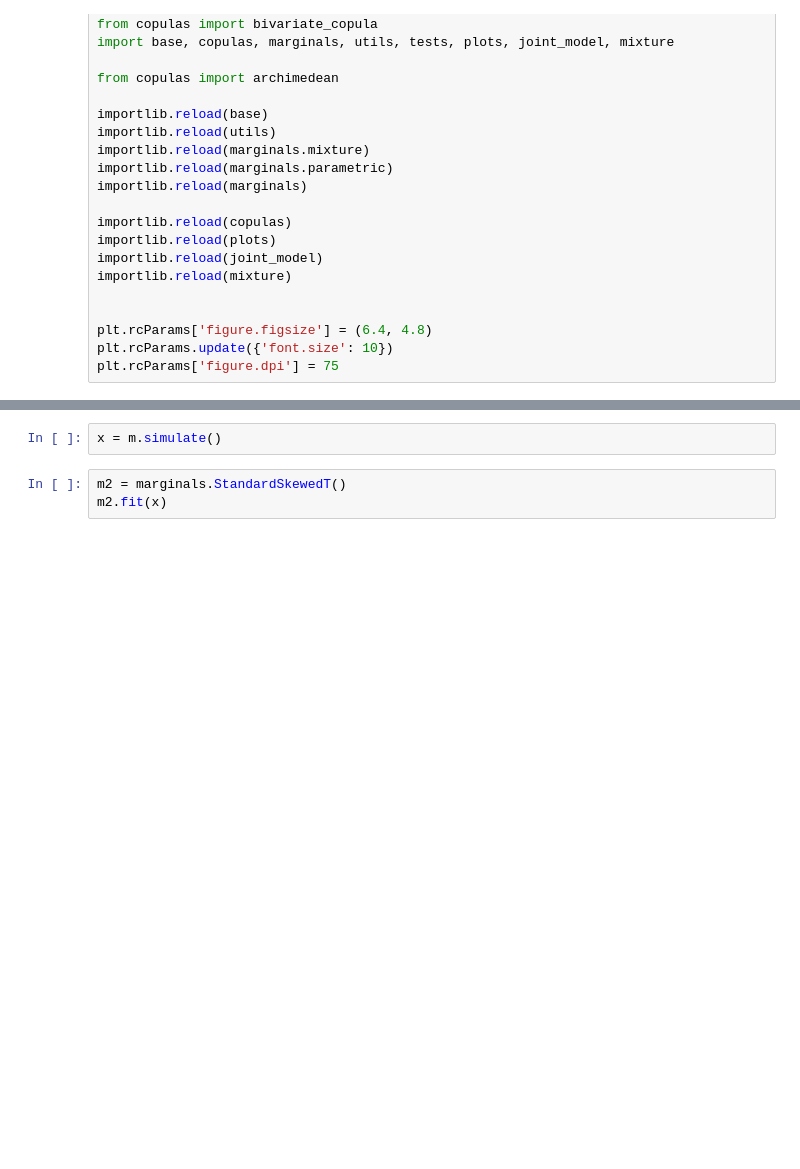
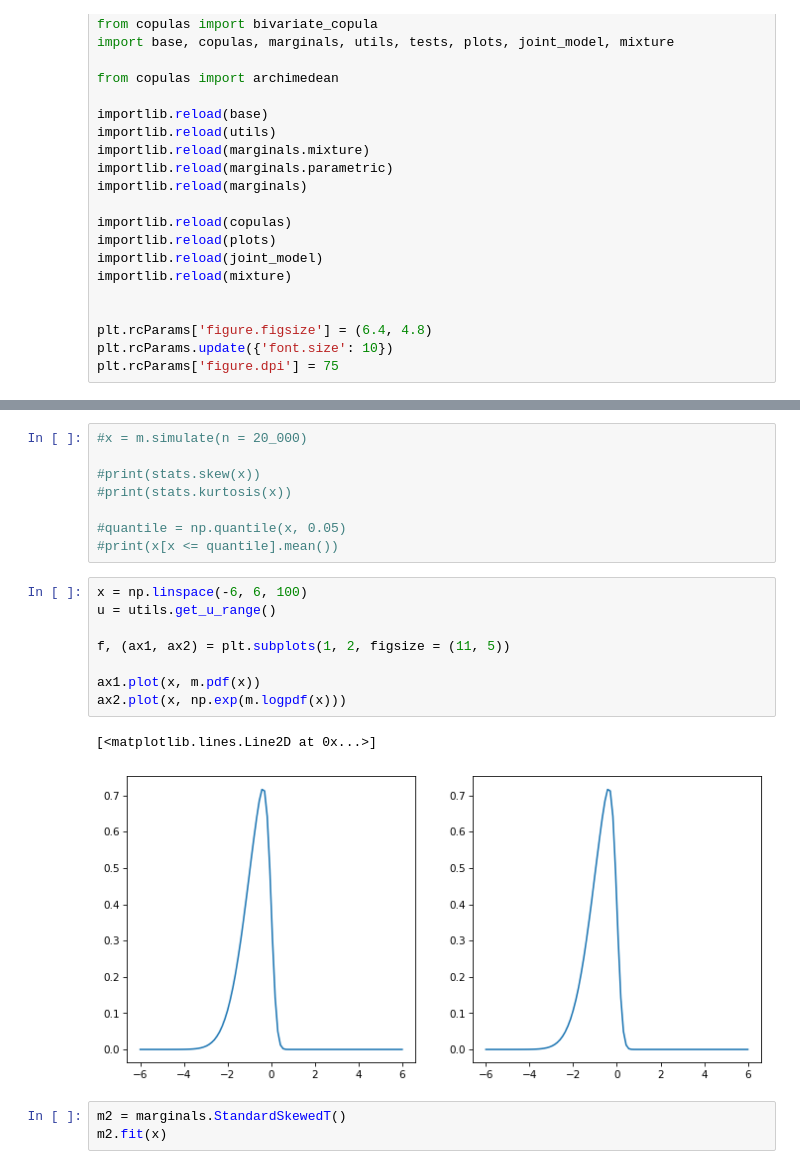
Before and after one commit to sorensenj50/Copula-Package, a Jupyter notebook: Notebook.ipynb, the cells around one changed output, grey strips where cells are left out. Cells and saved outputs as stored; diff of their text form; blank space fills up the shorter version.

```diff
--- a/Notebook.ipynb
+++ b/Notebook.ipynb
@@ -105,5 +146,22 @@ scale       1.000        nan    1.000        nan         nan     [nan, nan]
 # %%
-x = m.simulate()
+#x = m.simulate(n = 20_000)
+
+#print(stats.skew(x))
+#print(stats.kurtosis(x))
+
+#quantile = np.quantile(x, 0.05)
+#print(x[x <= quantile].mean())
+# %%
+x = np.linspace(-6, 6, 100)
+u = utils.get_u_range()
+
+f, (ax1, ax2) = plt.subplots(1, 2, figsize = (11, 5))
+
+ax1.plot(x, m.pdf(x))
+ax2.plot(x, np.exp(m.logpdf(x)))
+# %% [output]
+[<matplotlib.lines.Line2D at 0x...>]
+[figure, added]
 # %%
 m2 = marginals.StandardSkewedT()
 m2.fit(x)
```
Also changed, not shown: parts of 15 cells of this notebook, 16 other files.
